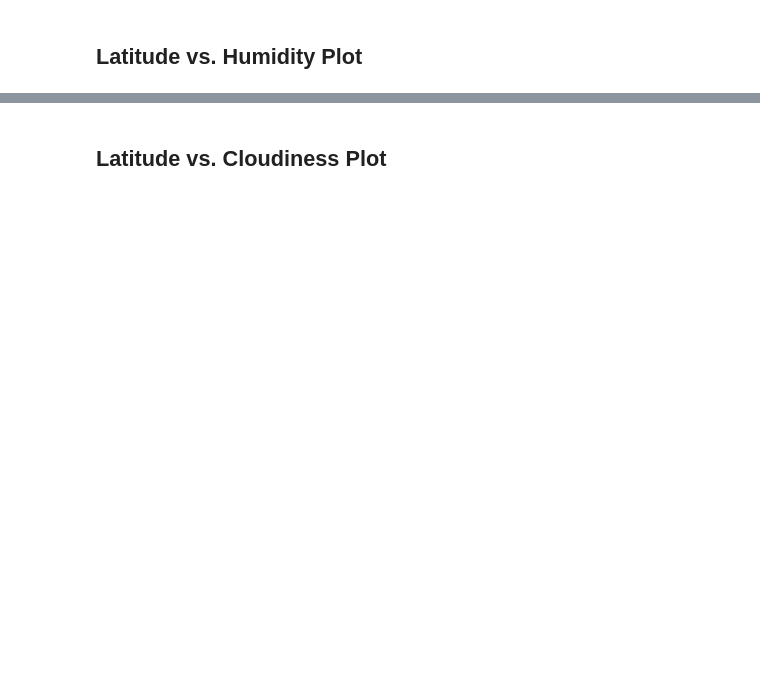
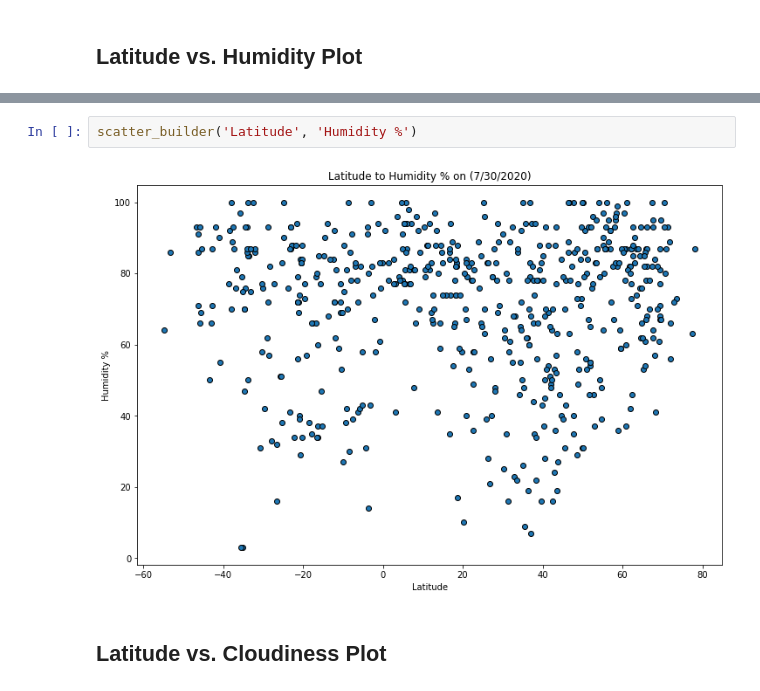
Before and after one commit to troypramsey/python-api-challenge, a Jupyter notebook: WeatherPy/WeatherPy.ipynb, the cells around one changed output, grey strips where cells are left out. Cells and saved outputs as stored; diff of their text form; blank space fills up the shorter version.

```diff
--- a/WeatherPy/WeatherPy.ipynb
+++ b/WeatherPy/WeatherPy.ipynb
@@ -204,2 +143,6 @@ Int64Index([], dtype='int64')
+# %%
+scatter_builder('Latitude', 'Humidity %')
+# %% [output]
+[figure, added]
 # %% [markdown]
 ## Latitude vs. Cloudiness Plot
```
Also changed, not shown: parts of 31 cells of this notebook, 1 other file.
